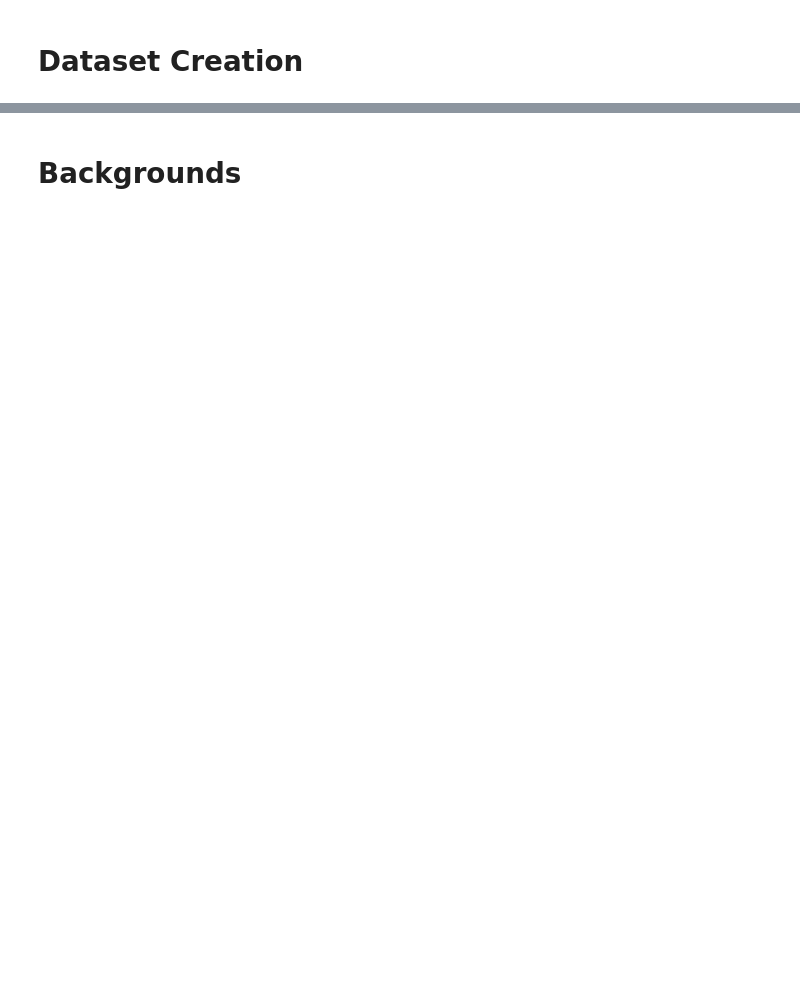
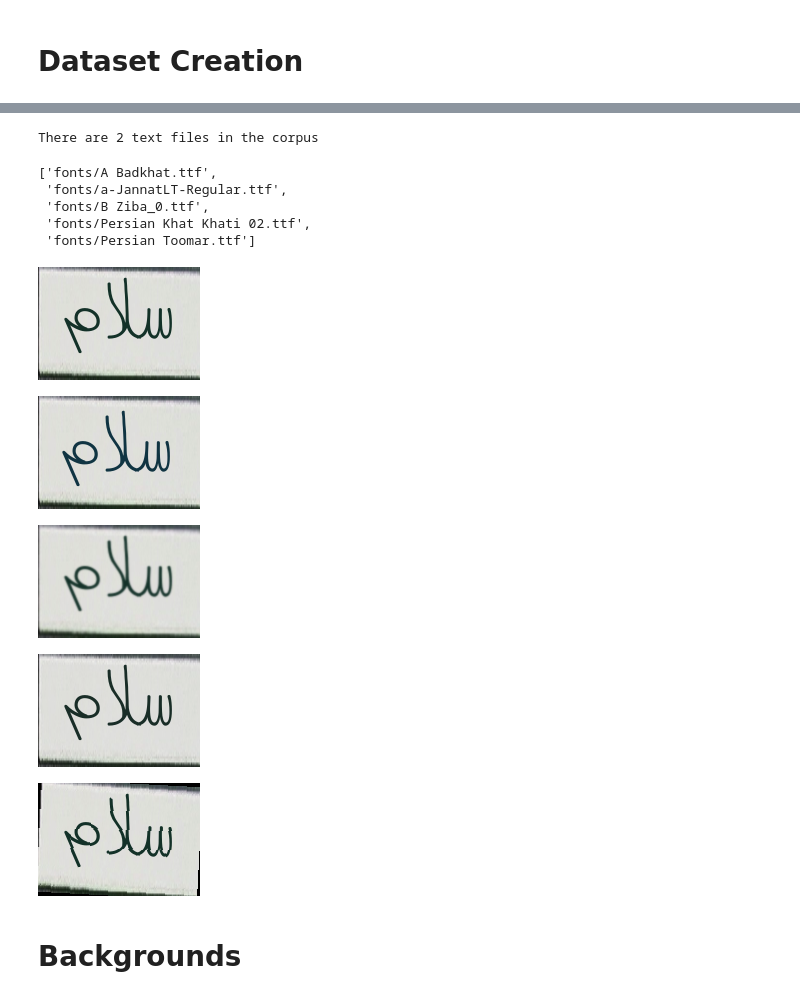
Before and after one commit to 4-geeks/Persian-OCR, a Jupyter notebook: DataTools/Data_Generation/Word Generation.ipynb, the cells around one changed output, grey strips where cells are left out. Drawn from its saved outputs; the diff is of its cells as text; code cells hidden in the pictures; blank space fills up the shorter version.

```diff
--- a/DataTools/Data_Generation/Word Generation.ipynb
+++ b/DataTools/Data_Generation/Word Generation.ipynb
@@ -114,6 +124,7 @@ def get_all_words(corpuses_dir):
         lines = file.read()
         all_words.extend(lines.split('\n'))
 #     print(f'Found {len(all_words)} words in the dataset.')
+    all_words = list(filter(lambda x:len(x), all_words))
     return all_words
 # %%
 def img_to_bbx(img):
@@ -202,6 +279,8 @@ Time Taken : 4.28 second
 all_words = get_all_words('word_bank/')
 all_fonts = get_all_fonts('fonts/')
 all_bgs   = get_all_bgs('backgrounds/')
+# %% [output]
+There are 2 text files in the corpus
 # %%
 output_dir = 'outputs/'
 os.makedirs(output_dir , exist_ok = True)
@@ -209,0 +287,20 @@ np.random.choice([1,2,3])
+# %%
+all_fonts
+# %% [output]
+['fonts/A Badkhat.ttf',
+ 'fonts/a-JannatLT-Regular.ttf',
+ 'fonts/B Ziba_0.ttf',
+ 'fonts/Persian Khat Khati 02.ttf',
+ 'fonts/Persian Toomar.ttf']
+# %%
+i = 0
+
+bbx, sizes = get_rect_size_for_word(all_words[i], all_fonts[2], size = 100)
+size = 100
+bg = all_bgs[0].copy()
+bg = resize_bg(bg, (1.25 *sizes))
+# print(sizes)
+img = create_word(all_words[i], font_name= all_fonts[2] ,bg = bg, bg_size = 1.2*sizes, size= int(size//1.2))
+img
+# %% [output]
+[figure, added]
@@ -209,0 +309,16 @@ np.random.choice([1,2,3])
+# %%
+img
+# %% [output]
+[figure, added]
+# %%
+augment(img)
+# %% [output]
+[figure, added]
+# %%
+ImageEnhance.Color(img).enhance(np.random.rand(1) + 0.5)
+# %% [output]
+[figure, added]
+# %%
+img.rotate(-3)
+# %% [output]
+[figure, added]
```
Also changed, not shown: parts of 23 cells of this notebook, 2 other files.
